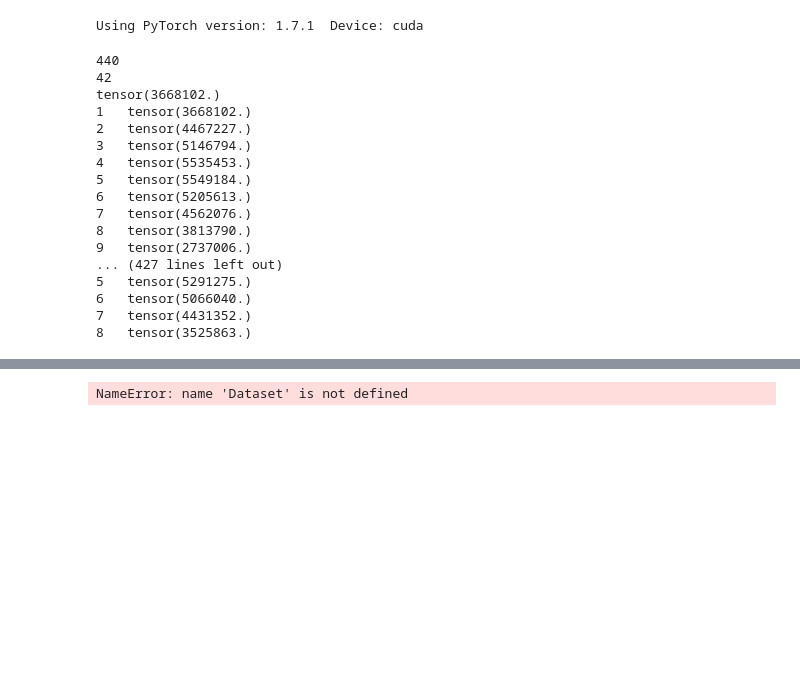
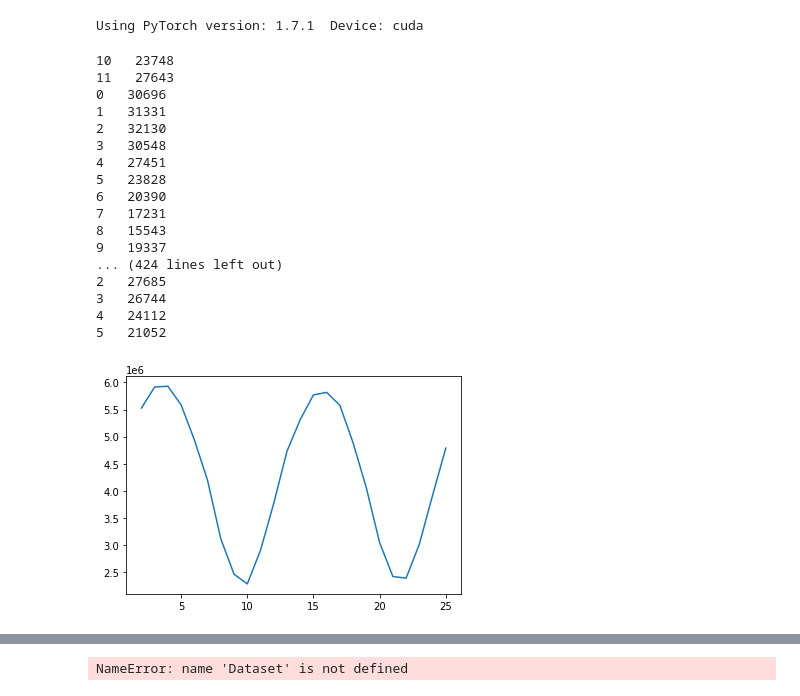
Before and after one commit to BenchleyKim/DeepDive, a Jupyter notebook: DACON/Month13/Untitled1.ipynb, the cells around one changed output, grey strips where cells are left out. Saved outputs shown, nothing was run; the diff lists cells and outputs as text; code cells hidden in the pictures; blank space fills up the shorter version.

```diff
--- a/DACON/Month13/Untitled1.ipynb
+++ b/DACON/Month13/Untitled1.ipynb
@@ -21,6 +21,8 @@ Using PyTorch version: 1.7.1  Device: cuda
 # %%
 BATCH_SIZE = 64
 EPOCHS = 30
+MIN = 250 * 0.05
+MAX = 250 * 0.5
 
 from glob import glob
 data_path = './data/train/'
@@ -31,32 +33,38 @@ file_list.sort()
 traindataset = []
 for i in range(len(file_list)) :
     file = np.load(file_list[i])
-    file = np.float32(file)
-    file = torch.from_numpy(file)
+    pole_data = file[:,:,1] * 250
+    full_data = np.add(file[:,:,0],pole_data)
+#     sumnum = full_data[np.where(full_data>=MIN) and np.where(full_data<=MAX)]
+    sumnum = np.count_nonzero(full_data)
+    file = np.float32(file[:,:,])
+#     file = torch.from_numpy(file)
     file = file.sum()
-    traindataset.append(file)
+    traindataset.append(sumnum)
 testdataset = traindataset[440:]
 traindataset = traindataset[:440]
-print(len(traindataset))
-print(len(testdataset))
-print(traindataset[0])
 for idx, data in enumerate(traindataset) :
-    print((idx+1)%12," ", data)
+    print((idx+10)%12," ", data)
+df = pd.DataFrame(traindataset)
 # %% [output]
-440
-42
-tensor(3668102.)
-1   tensor(3668102.)
-2   tensor(4467227.)
-3   tensor(5146794.)
-4   tensor(5535453.)
-5   tensor(5549184.)
-6   tensor(5205613.)
-7   tensor(4562076.)
-8   tensor(3813790.)
-9   tensor(2737006.)
-... (427 lines left out)
-5   tensor(5291275.)
-6   tensor(5066040.)
-7   tensor(4431352.)
-8   tensor(3525863.)
+10   23748
+11   27643
+0   30696
+1   31331
+2   32130
+3   30548
+4   27451
+5   23828
+6   20390
+7   17231
+8   15543
+9   19337
+... (424 lines left out)
+2   27685
+3   26744
+4   24112
+5   21052
+# %%
+fig = plt.plot(df[2:26])
+# %% [output]
+[figure, added]
```
Also changed, not shown: parts of 5 cells of this notebook, 1 other file.
